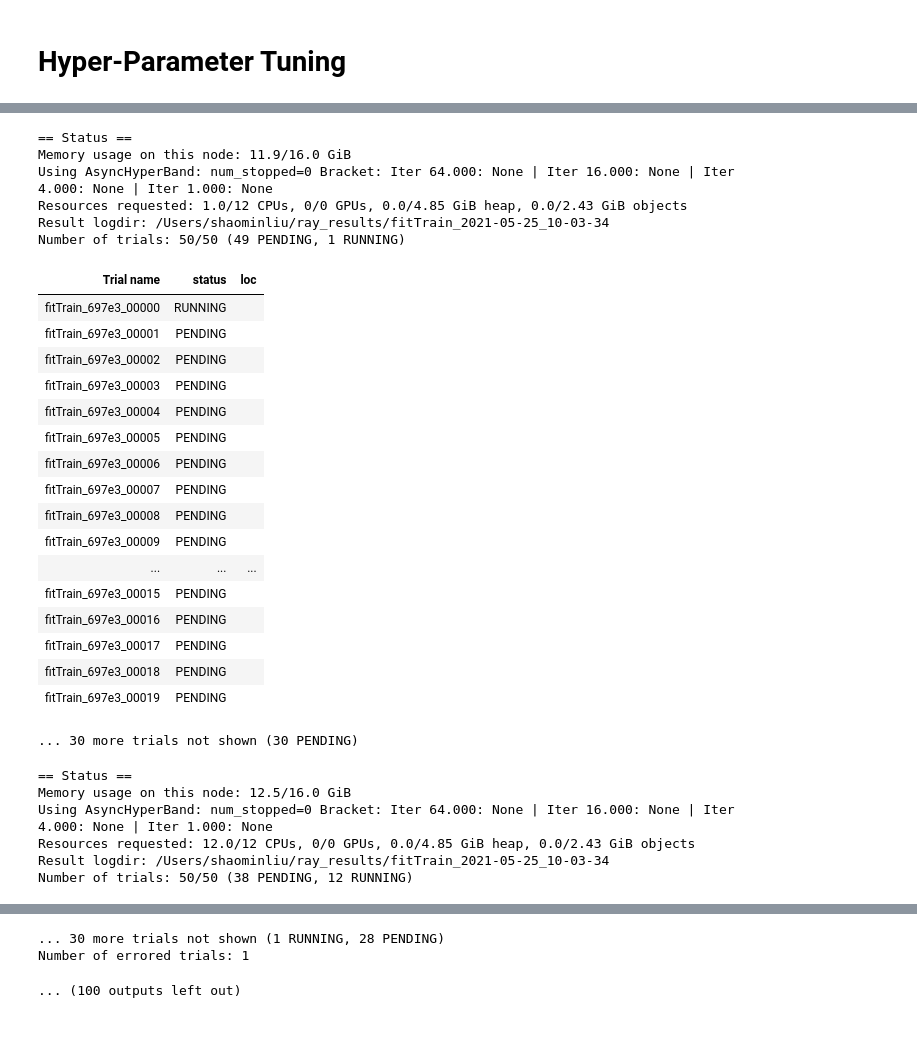
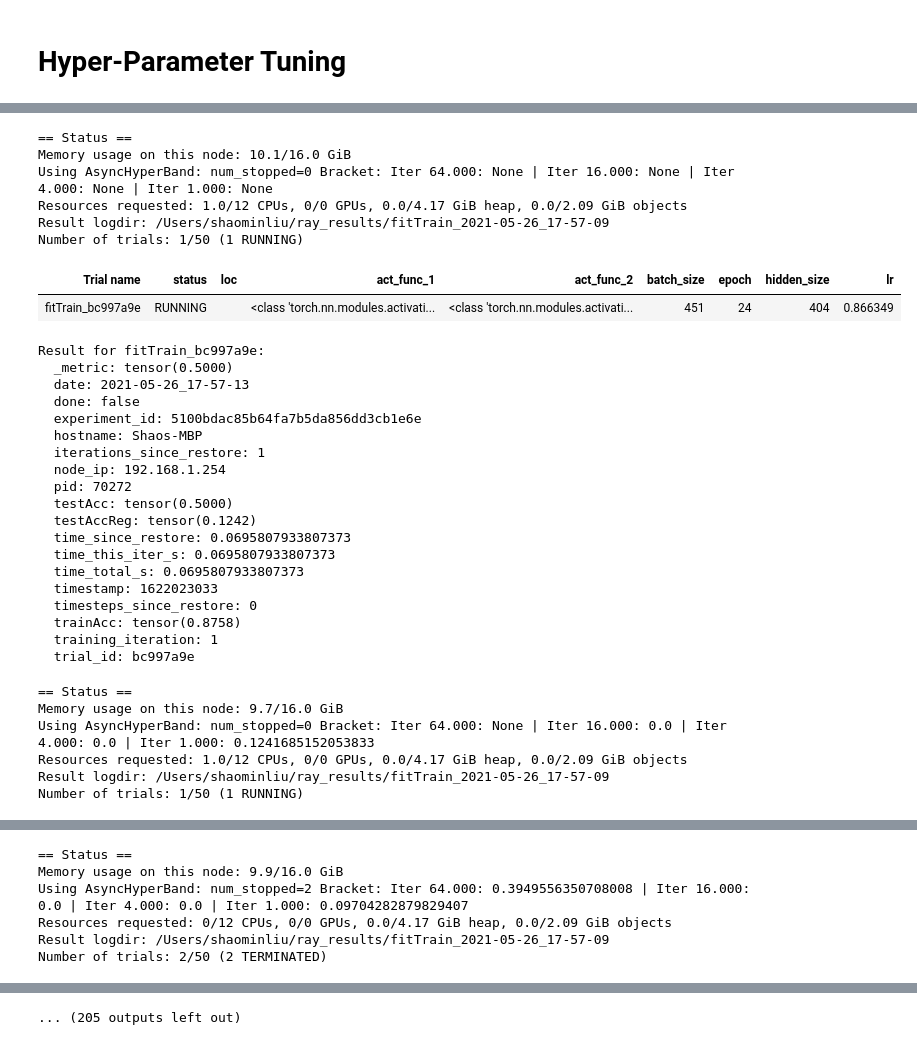
Before and after one commit to ShaoMinLiu-Holmusk/GitCommand, a Jupyter notebook: HyperTunning-RayTune.ipynb, the cells around one changed output, grey strips where cells are left out. Saved outputs shown, nothing was run; the diff lists cells and outputs as text; code cells hidden in the pictures.

Commit message:
added conflct test

```diff
--- a/HyperTunning-RayTune.ipynb
+++ b/HyperTunning-RayTune.ipynb
@@ -37,7 +37,7 @@ device
 # Single Model Trial
 # %%
 defaultConfig = {
-    'input_shape':(20,20),
+    # 'input_shape':(20,20),
     'hidden_size': 300,
     'act_func_1': nn.ReLU,
     'act_func_2': nn.ReLU,
@@ -75,7 +62,6 @@ singleModel.plotTraining()
 # %%
 paramSpace = space = {
     # model parameters
-    'input_shape': hp.choice('input_shape', [(20,20)]),
     'hidden_size': hp.randint('hidden_size', 400, 512),
     'act_func_1': hp.choice('act_func_1', [nn.ReLU, nn.LeakyReLU, nn.Sigmoid, nn.Tanh]),
     'act_func_2': hp.choice('act_func_2', [nn.ReLU, nn.LeakyReLU, nn.Sigmoid, nn.Tanh]),
@@ -89,3 +77,4 @@ paramSpace = space = {
 # %%
-myNeural.hyperTuner(trainData, testData, paramSpace)
+myNeural.hyperTuner(trainData, testData, paramSpace,
+                   searchMaxConcurrent = 1)
 # %% [output]
@@ -94,30 +82,33 @@ myNeural.hyperTuner(trainData, testData, paramSpace)
 == Status ==
-Memory usage on this node: 11.9/16.0 GiB
+Memory usage on this node: 10.1/16.0 GiB
 Using AsyncHyperBand: num_stopped=0 Bracket: Iter 64.000: None | Iter 16.000: None | Iter 4.000: None | Iter 1.000: None
-Resources requested: 1.0/12 CPUs, 0/0 GPUs, 0.0/4.85 GiB heap, 0.0/2.43 GiB objects
-Result logdir: /Users/shaominliu/ray_results/fitTrain_2021-05-25_10-03-34
-Number of trials: 50/50 (49 PENDING, 1 RUNNING)
+Resources requested: 1.0/12 CPUs, 0/0 GPUs, 0.0/4.17 GiB heap, 0.0/2.09 GiB objects
+Result logdir: /Users/shaominliu/ray_results/fitTrain_2021-05-26_17-57-09
+Number of trials: 1/50 (1 RUNNING)
-| Trial name | status | loc |
-| fitTrain_697e3_00000 | RUNNING |  |
-| fitTrain_697e3_00001 | PENDING |  |
-| fitTrain_697e3_00002 | PENDING |  |
-| fitTrain_697e3_00003 | PENDING |  |
-| fitTrain_697e3_00004 | PENDING |  |
-| fitTrain_697e3_00005 | PENDING |  |
-| fitTrain_697e3_00006 | PENDING |  |
-| fitTrain_697e3_00007 | PENDING |  |
-| fitTrain_697e3_00008 | PENDING |  |
-| fitTrain_697e3_00009 | PENDING |  |
-| ... | ... | ... |
-| fitTrain_697e3_00015 | PENDING |  |
-| fitTrain_697e3_00016 | PENDING |  |
-| fitTrain_697e3_00017 | PENDING |  |
-| fitTrain_697e3_00018 | PENDING |  |
-| fitTrain_697e3_00019 | PENDING |  |
+| Trial name | status | loc | act_func_1 | act_func_2 | batch_size | epoch | hidden_size | lr |
+| fitTrain_bc997a9e | RUNNING |  | <class 'torch.nn.modules.activati... | <class 'torch.nn.modules.activati... | 451 | 24 | 404 | 0.866349 |
-... 30 more trials not shown (30 PENDING)
+Result for fitTrain_bc997a9e:
+  _metric: tensor(0.5000)
+  date: 2021-05-26_17-57-13
+  done: false
+  experiment_id: 5100bdac85b64fa7b5da856dd3cb1e6e
+  hostname: Shaos-MBP
+  iterations_since_restore: 1
+  node_ip: 192.168.1.254
+  pid: 70272
+  testAcc: tensor(0.5000)
+  testAccReg: tensor(0.1242)
+  time_since_restore: 0.0695807933807373
+  time_this_iter_s: 0.0695807933807373
+  time_total_s: 0.0695807933807373
+  timestamp: 1622023033
+  timesteps_since_restore: 0
+  trainAcc: tensor(0.8758)
+  training_iteration: 1
+  trial_id: bc997a9e
 == Status ==
-Memory usage on this node: 12.5/16.0 GiB
-Using AsyncHyperBand: num_stopped=0 Bracket: Iter 64.000: None | Iter 16.000: None | Iter 4.000: None | Iter 1.000: None
-Resources requested: 12.0/12 CPUs, 0/0 GPUs, 0.0/4.85 GiB heap, 0.0/2.43 GiB objects
-Result logdir: /Users/shaominliu/ray_results/fitTrain_2021-05-25_10-03-34
-Number of trials: 50/50 (38 PENDING, 12 RUNNING)
+Memory usage on this node: 9.7/16.0 GiB
+Using AsyncHyperBand: num_stopped=0 Bracket: Iter 64.000: None | Iter 16.000: 0.0 | Iter 4.000: 0.0 | Iter 1.000: 0.1241685152053833
+Resources requested: 1.0/12 CPUs, 0/0 GPUs, 0.0/4.17 GiB heap, 0.0/2.09 GiB objects
+Result logdir: /Users/shaominliu/ray_results/fitTrain_2021-05-26_17-57-09
+Number of trials: 1/50 (1 RUNNING)
@@ -166,0 +157,6 @@ Number of trials: 50/50 (1 ERROR, 38 PENDING, 11 RUNNING)
+== Status ==
+Memory usage on this node: 9.9/16.0 GiB
+Using AsyncHyperBand: num_stopped=2 Bracket: Iter 64.000: 0.3949556350708008 | Iter 16.000: 0.0 | Iter 4.000: 0.0 | Iter 1.000: 0.09704282879829407
+Resources requested: 0/12 CPUs, 0/0 GPUs, 0.0/4.17 GiB heap, 0.0/2.09 GiB objects
+Result logdir: /Users/shaominliu/ray_results/fitTrain_2021-05-26_17-57-09
+Number of trials: 2/50 (2 TERMINATED)
@@ -184,3 +166 @@ Number of trials: 50/50 (1 ERROR, 38 PENDING, 11 RUNNING)
-... 30 more trials not shown (1 RUNNING, 28 PENDING)
-Number of errored trials: 1
-... (100 outputs left out)
+... (205 outputs left out)
```
Also changed, not shown: parts of 8 cells of this notebook, 8 other files.
